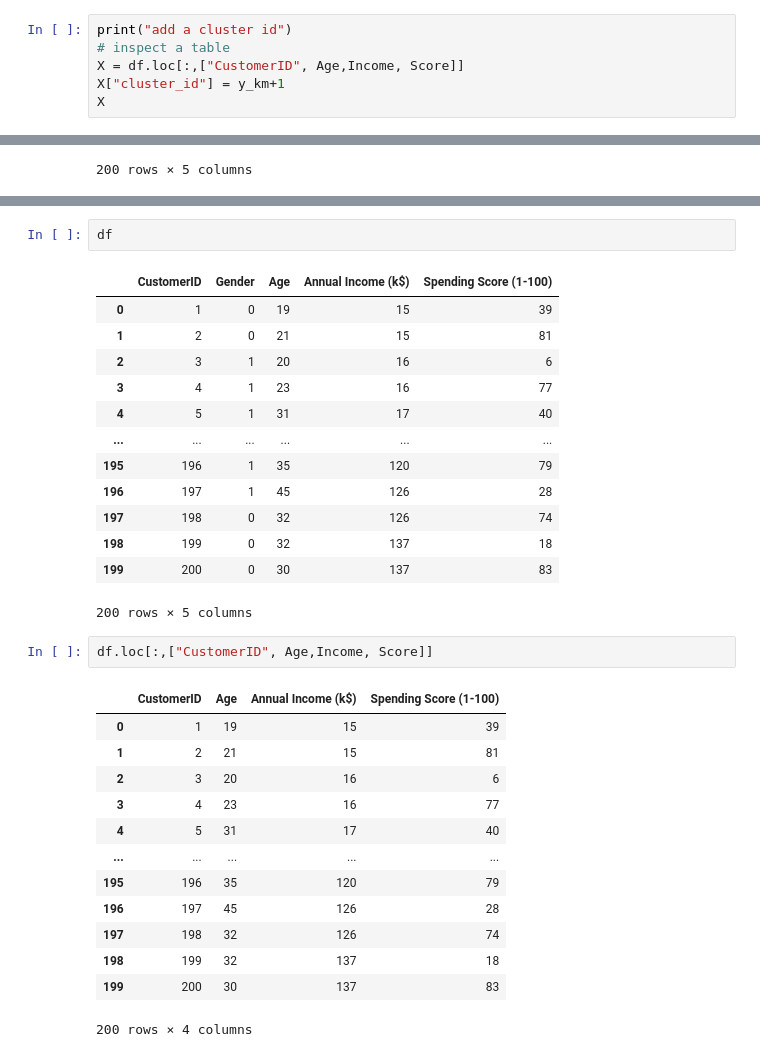
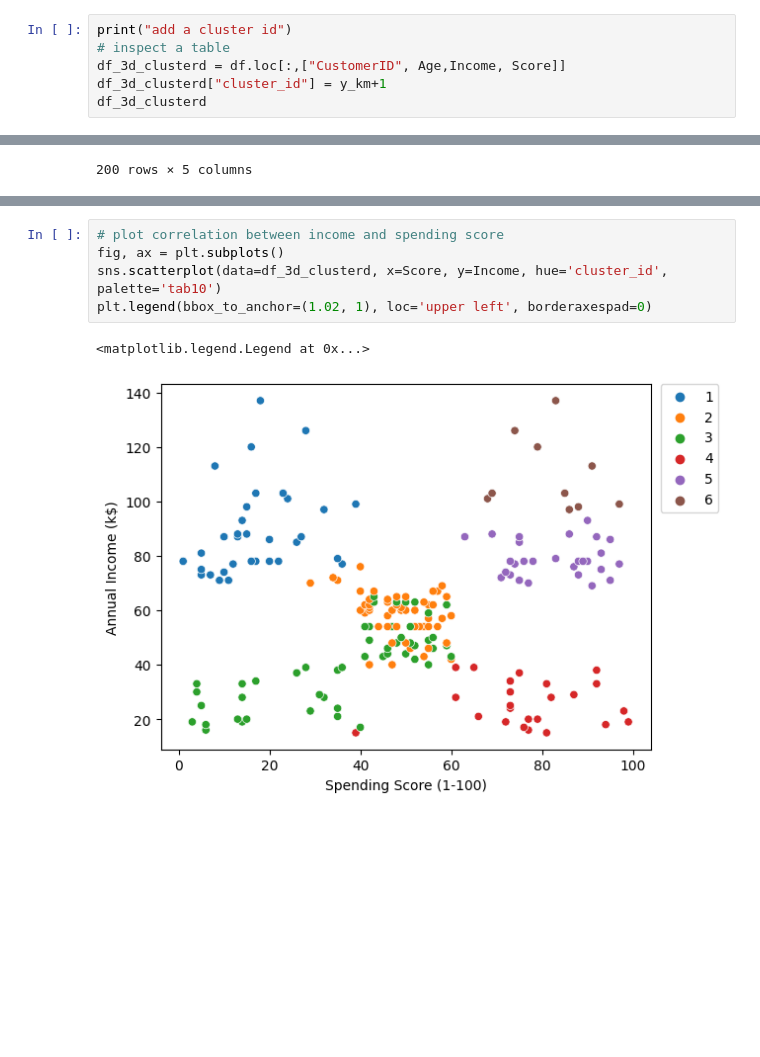
Before and after one commit to AkiraNom/data-analysis-notebook, a Jupyter notebook: Customer_segmentation.ipynb, the cells around one changed output, grey strips where cells are left out. Saved outputs shown, nothing was run; the diff lists cells and outputs as text; blank space fills up the shorter version.

Commit message:
fix bugs: not matching cluster counts

```diff
--- a/Customer_segmentation.ipynb
+++ b/Customer_segmentation.ipynb
@@ -469,9 +476,9 @@ ax.view_init(elev=30, azim=40) #elev:vetical、azim:horizonal
 # %%
 print("add a cluster id")
 # inspect a table
-X = df.loc[:,["CustomerID", Age,Income, Score]]
-X["cluster_id"] = y_km+1
-X
+df_3d_clusterd = df.loc[:,["CustomerID", Age,Income, Score]]
+df_3d_clusterd["cluster_id"] = y_km+1
+df_3d_clusterd
 # %% [output]
 add a cluster id
 |  | CustomerID | Age | Annual Income (k$) | Spending Score (1-100) | cluster_id |
@@ -558,35 +528,11 @@ sns.swarmplot(data=X, x='cluster_id', y=Score, hue='cluster_id',palette='tab10',
 ax[3].set_title('Score Distribution');
 # %% [output]
 [figure]
-# %%
-df
-# %% [output]
-|  | CustomerID | Gender | Age | Annual Income (k$) | Spending Score (1-100) |
-| 0 | 1 | 0 | 19 | 15 | 39 |
-| 1 | 2 | 0 | 21 | 15 | 81 |
-| 2 | 3 | 1 | 20 | 16 | 6 |
-| 3 | 4 | 1 | 23 | 16 | 77 |
-| 4 | 5 | 1 | 31 | 17 | 40 |
-| ... | ... | ... | ... | ... | ... |
-| 195 | 196 | 1 | 35 | 120 | 79 |
-| 196 | 197 | 1 | 45 | 126 | 28 |
-| 197 | 198 | 0 | 32 | 126 | 74 |
-| 198 | 199 | 0 | 32 | 137 | 18 |
-| 199 | 200 | 0 | 30 | 137 | 83 |
-200 rows × 5 columns
-# %%
-df.loc[:,["CustomerID", Age,Income, Score]]
-# %% [output]
-|  | CustomerID | Age | Annual Income (k$) | Spending Score (1-100) |
-| 0 | 1 | 19 | 15 | 39 |
-| 1 | 2 | 21 | 15 | 81 |
-| 2 | 3 | 20 | 16 | 6 |
-| 3 | 4 | 23 | 16 | 77 |
-| 4 | 5 | 31 | 17 | 40 |
-| ... | ... | ... | ... | ... |
-| 195 | 196 | 35 | 120 | 79 |
-| 196 | 197 | 45 | 126 | 28 |
-| 197 | 198 | 32 | 126 | 74 |
-| 198 | 199 | 32 | 137 | 18 |
-| 199 | 200 | 30 | 137 | 83 |
-200 rows × 4 columns
+# %%
+# plot correlation between income and spending score
+fig, ax = plt.subplots()
+sns.scatterplot(data=df_3d_clusterd, x=Score, y=Income, hue='cluster_id', palette='tab10')
+plt.legend(bbox_to_anchor=(1.02, 1), loc='upper left', borderaxespad=0)
+# %% [output]
+<matplotlib.legend.Legend at 0x...>
+[figure, added]
```
Also changed, not shown: parts of 12 cells of this notebook.
